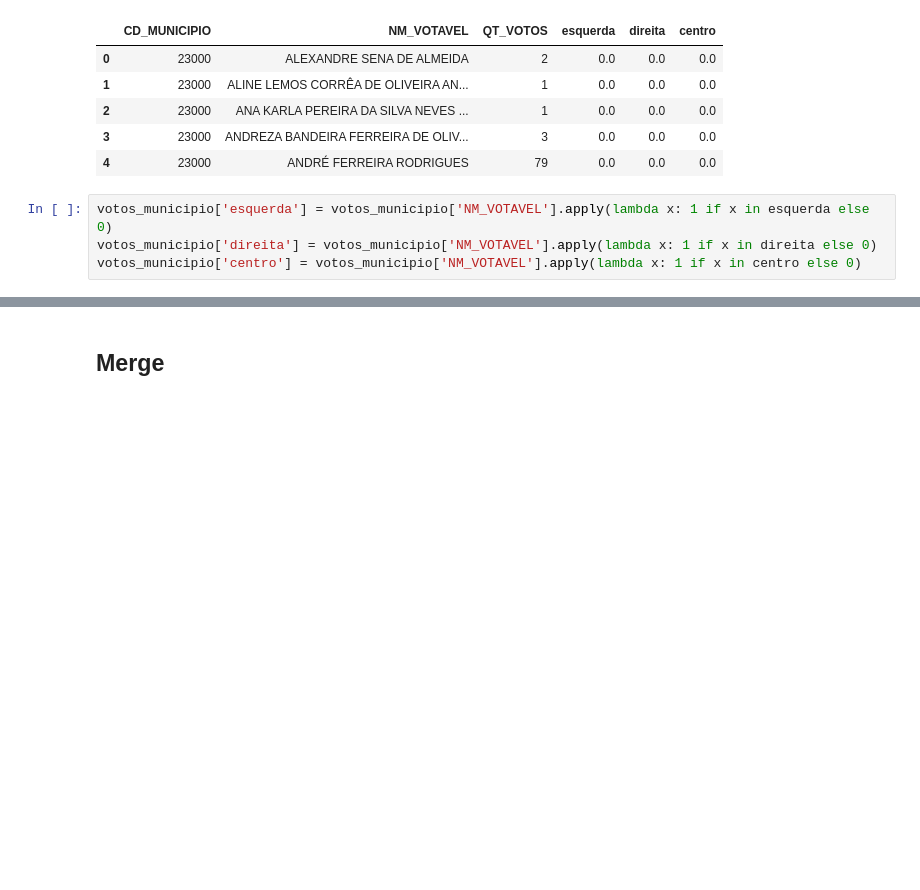
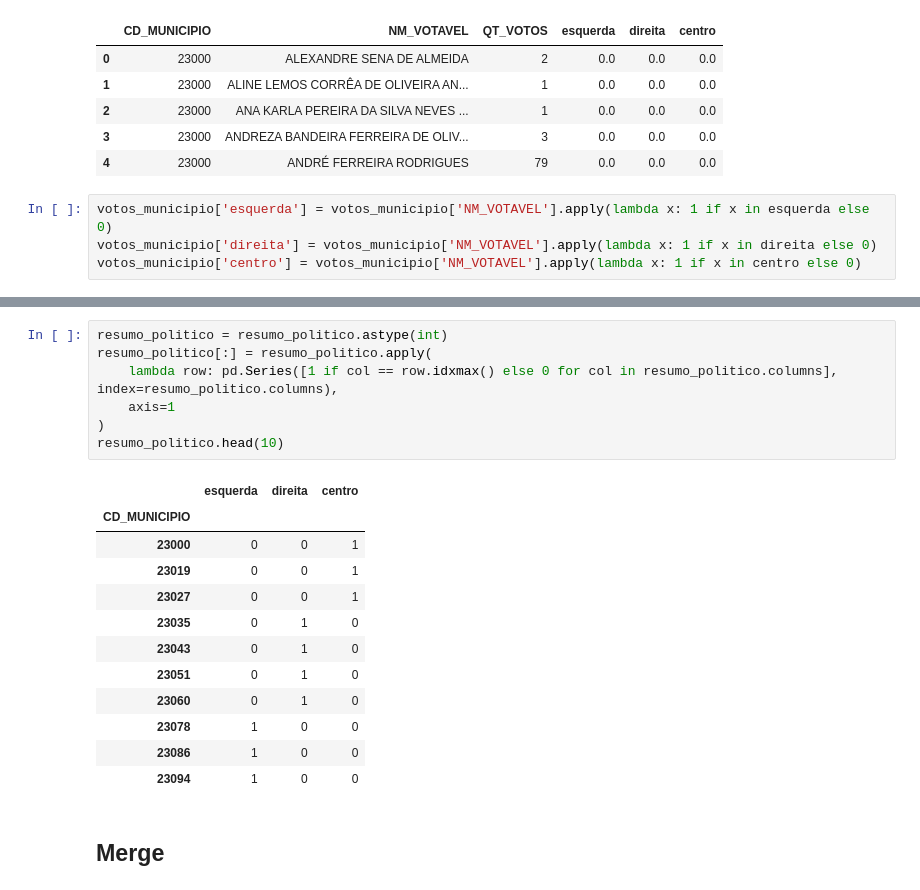
Before and after one commit to aliciamarzola/tp_bdg, a Jupyter notebook: exploring.ipynb, the cells around one changed output, grey strips where cells are left out. Drawn from its saved outputs; the diff is of its cells as text; blank space fills up the shorter version.

```diff
--- a/exploring.ipynb
+++ b/exploring.ipynb
@@ -244,3 +291,23 @@ resumo_politico.head()
+# %%
+resumo_politico = resumo_politico.astype(int)
+resumo_politico[:] = resumo_politico.apply(
+    lambda row: pd.Series([1 if col == row.idxmax() else 0 for col in resumo_politico.columns], index=resumo_politico.columns),
+    axis=1
+)
+resumo_politico.head(10)
+# %% [output]
+|  | esquerda | direita | centro |
+| CD_MUNICIPIO |  |  |  |
+| 23000 | 0 | 0 | 1 |
+| 23019 | 0 | 0 | 1 |
+| 23027 | 0 | 0 | 1 |
+| 23035 | 0 | 1 | 0 |
+| 23043 | 0 | 1 | 0 |
+| 23051 | 0 | 1 | 0 |
+| 23060 | 0 | 1 | 0 |
+| 23078 | 1 | 0 | 0 |
+| 23086 | 1 | 0 | 0 |
+| 23094 | 1 | 0 | 0 |
 # %% [markdown]
 ## Merge
 # %%
```
Also changed, not shown: parts of 6 cells of this notebook.
